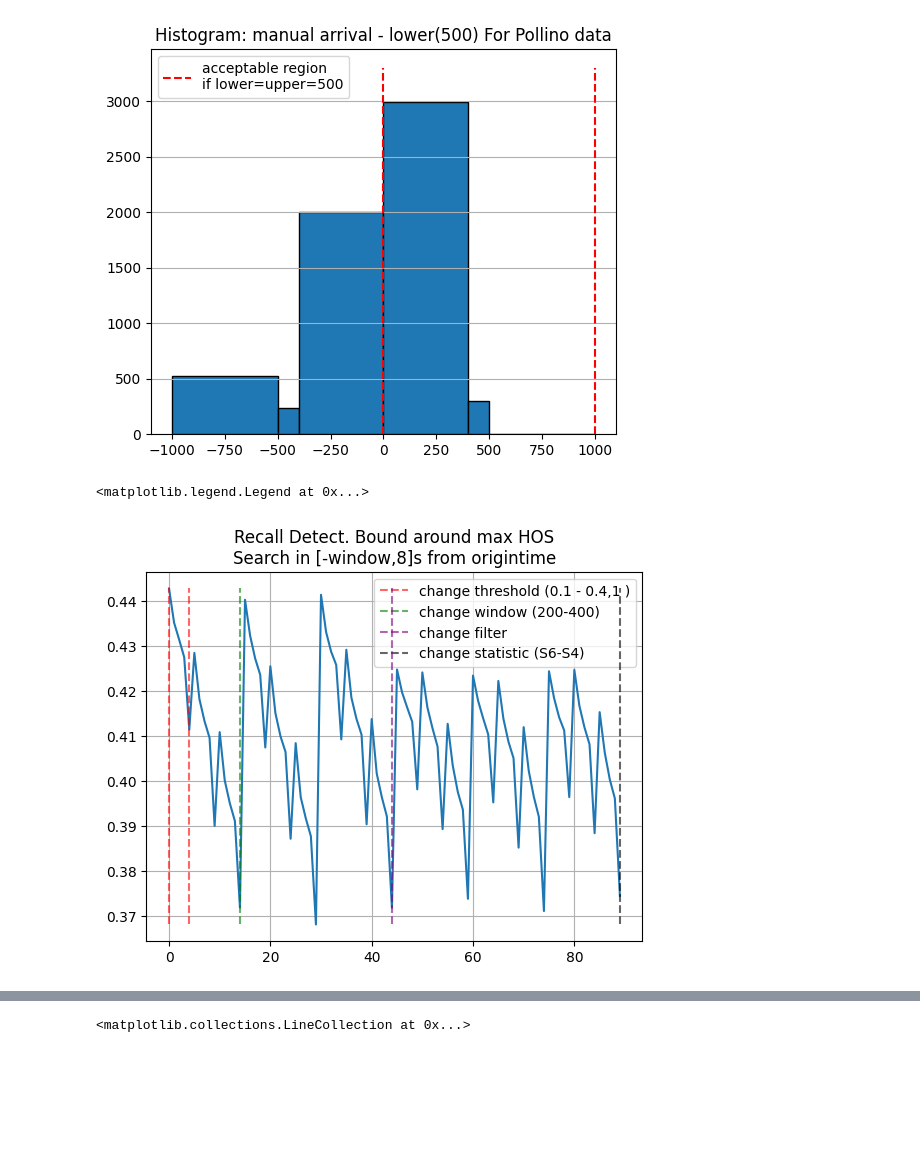
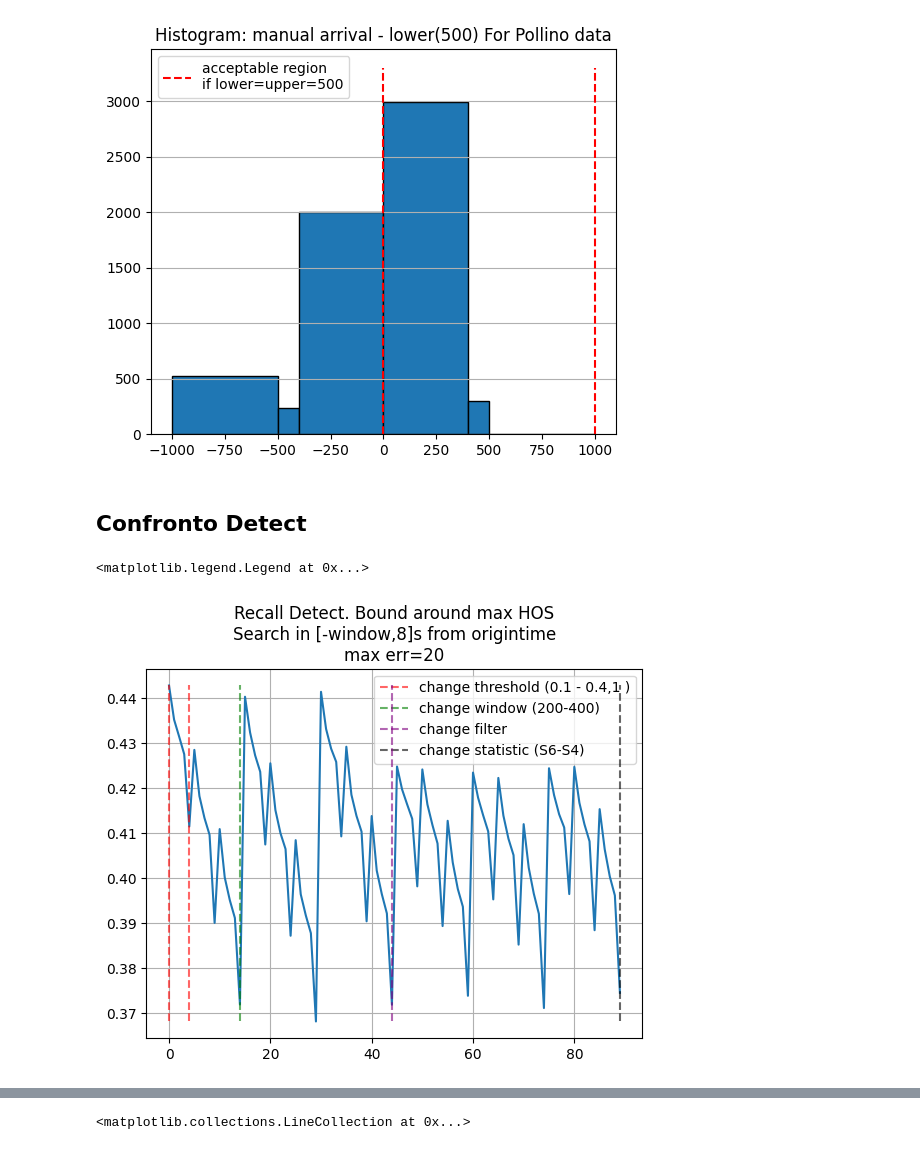
Before and after one commit to Nemenick/primoprogetto, a Jupyter notebook: Codici/_DETECT_HOS.ipynb, the cells around one changed output, grey strips where cells are left out. Cells and saved outputs as stored; diff of their text form; code cells hidden in the pictures; blank space fills up the shorter version.

```diff
--- a/Codici/_DETECT_HOS.ipynb
+++ b/Codici/_DETECT_HOS.ipynb
@@ -98,12 +98,14 @@ plt.legend(loc="upper left")
 # %% [output]
 <matplotlib.legend.Legend at 0x...>
 [figure]
+# %% [markdown]
+## Confronto Detect
 # %%
 import pandas as pd
 
 ons_2 = pd.read_csv("/home/silvia/Desktop/ONSET_HOS/ONSET_DETECT_alredypicked_get_onset_4_search_intorno_maxhos_bound200_plus_window_after_origintime_entro_8_s_dopo.csv")
 # %%
-bonta_th = 40
+bonta_th = 20
 
 recall = []
 precision = []
@@ -115,20 +117,20 @@ for key in ons_2.iloc[:,2:]:
 # %%
 import matplotlib.pyplot as plt
 import numpy as np
 min_ = np.min(recall)
 max_ = np.max(recall)
 plt.plot(recall[::])
 
 plt.grid()
 plt.vlines([0,4],min_,max_, color="red", zorder=51-1, alpha=0.6, linestyle="--", label="change threshold (0.1 - 0.4,1 )")
 plt.vlines([14,],min_,max_, color="green", zorder=51-1, alpha=0.6, linestyle="--", label="change window (200-400)")
 plt.vlines(44,min_,max_, color="purple", zorder=51-1, alpha=0.6, linestyle="--", label="change filter")
 plt.vlines(89,min_,max_, color="black", zorder=51-1, alpha=0.6, linestyle="--", label="change statistic (S6-S4)")
 #plt.ylim([0.5,0.65])
-plt.title("Recall Detect. Bound around max HOS\nSearch in [-window,8]s from origintime")
+plt.title(f"Recall Detect. Bound around max HOS\nSearch in [-window,8]s from origintime\nmax err={bonta_th}")
 plt.legend()
 # %% [output]
 <matplotlib.legend.Legend at 0x...>
-[figure, old version]
+[figure, new version]
 # %%
 import matplotlib.pyplot as plt
```
Also changed, not shown: parts of 25 cells of this notebook, 4 other files.
